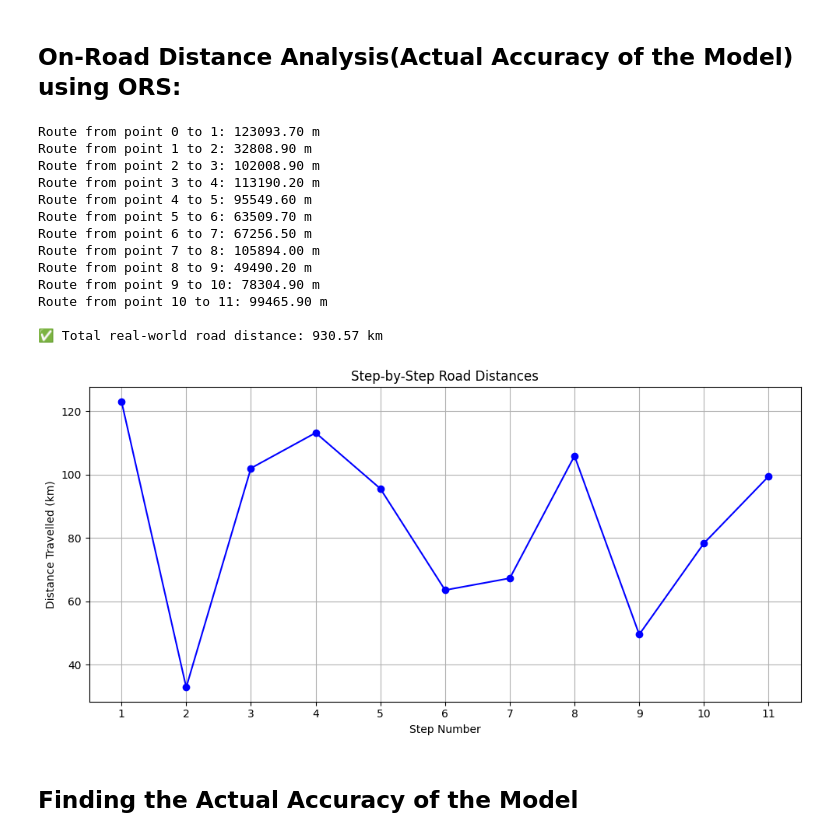
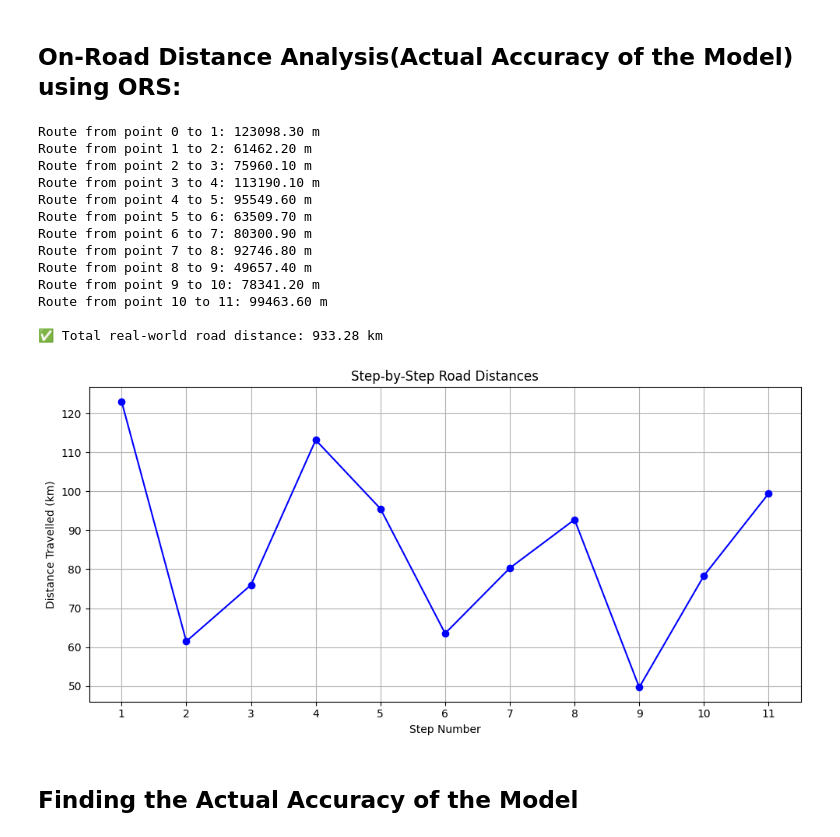
Before and after one commit to Sarvesh-Ram-Kumar/Electric-Vehicle-Route-Optimization-on-Real-World-Charging-Networks, a Jupyter notebook: EV_RL_Primal_Dual_Q_Lagrangian.ipynb, the cells around one changed output. Saved outputs shown, nothing was run; the diff lists cells and outputs as text; code cells hidden in the pictures.

```diff
--- a/EV_RL_Primal_Dual_Q_Lagrangian.ipynb
+++ b/EV_RL_Primal_Dual_Q_Lagrangian.ipynb
@@ -503,7 +520,7 @@ Actual Accuracy:89.13%
 import openrouteservice
 
 # Replace with your actual OpenRouteService API key
-ORS_API_KEY = "API-Key"
+ORS_API_KEY = "5b3ce3597851110001cf624817542131c2854591aeeebab2f0a20b4f"
 
 # Load coordinates (in (lat, lon) format)
 coords = []
@@ -526,44 +543,44 @@ for end_idx in range(1, len(coords)):
             coordinates=[coords[start_idx], coords[end_idx]],
             profile='driving-car',
             format='geojson',
             radiuses=[1000, 1000]
         )
         dist = res['features'][0]['properties']['segments'][0]['distance']  # in meters
         total_distance += dist
         step_distances.append(dist / 1000)  # convert to kilometers
         print(f"Route from point {start_idx} to {end_idx}: {dist:.2f} m")
 
         start_idx = end_idx  # Move to next valid start point
     except Exception as e:
         print(f"⚠️ No route from point {start_idx} to {end_idx}: skipping point {end_idx}")
 
 print(f"\n✅ Total real-world road distance: {total_distance/1000:.2f} km")
 
 # Plot step-wise distances
 plt.figure(figsize=(10, 5))
 plt.plot(range(1, len(step_distances)+1), step_distances, marker='o', linestyle='-', color='blue')
 plt.title("Step-by-Step Road Distances")
 plt.xlabel("Step Number")
 plt.ylabel("Distance Travelled (km)")
 plt.grid(True)
 plt.xticks(range(1, len(step_distances)+1))
 plt.tight_layout()
 plt.show()
 # %% [output]
-Route from point 0 to 1: 123093.70 m
-Route from point 1 to 2: 32808.90 m
-Route from point 2 to 3: 102008.90 m
-Route from point 3 to 4: 113190.20 m
+Route from point 0 to 1: 123098.30 m
+Route from point 1 to 2: 61462.20 m
+Route from point 2 to 3: 75960.10 m
+Route from point 3 to 4: 113190.10 m
 Route from point 4 to 5: 95549.60 m
 Route from point 5 to 6: 63509.70 m
-Route from point 6 to 7: 67256.50 m
-Route from point 7 to 8: 105894.00 m
-Route from point 8 to 9: 49490.20 m
-Route from point 9 to 10: 78304.90 m
-Route from point 10 to 11: 99465.90 m
+Route from point 6 to 7: 80300.90 m
+Route from point 7 to 8: 92746.80 m
+Route from point 8 to 9: 49657.40 m
+Route from point 9 to 10: 78341.20 m
+Route from point 10 to 11: 99463.60 m
 
-✅ Total real-world road distance: 930.57 km
+✅ Total real-world road distance: 933.28 km
-[figure, old version]
+[figure, new version]
 # %% [markdown]
 ## Finding the Actual Accuracy of the Model
 # %%
```
Also changed, not shown: parts of 6 cells of this notebook.
